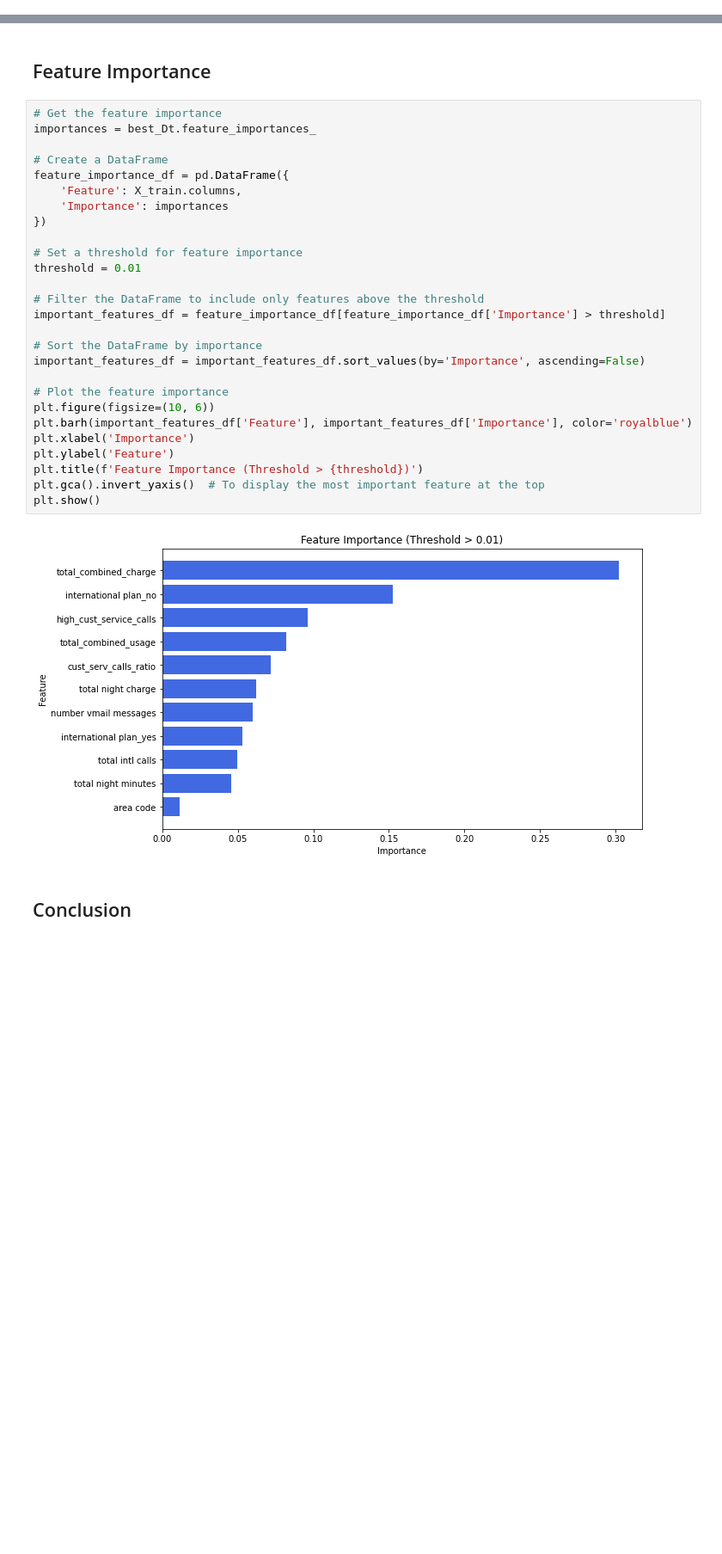
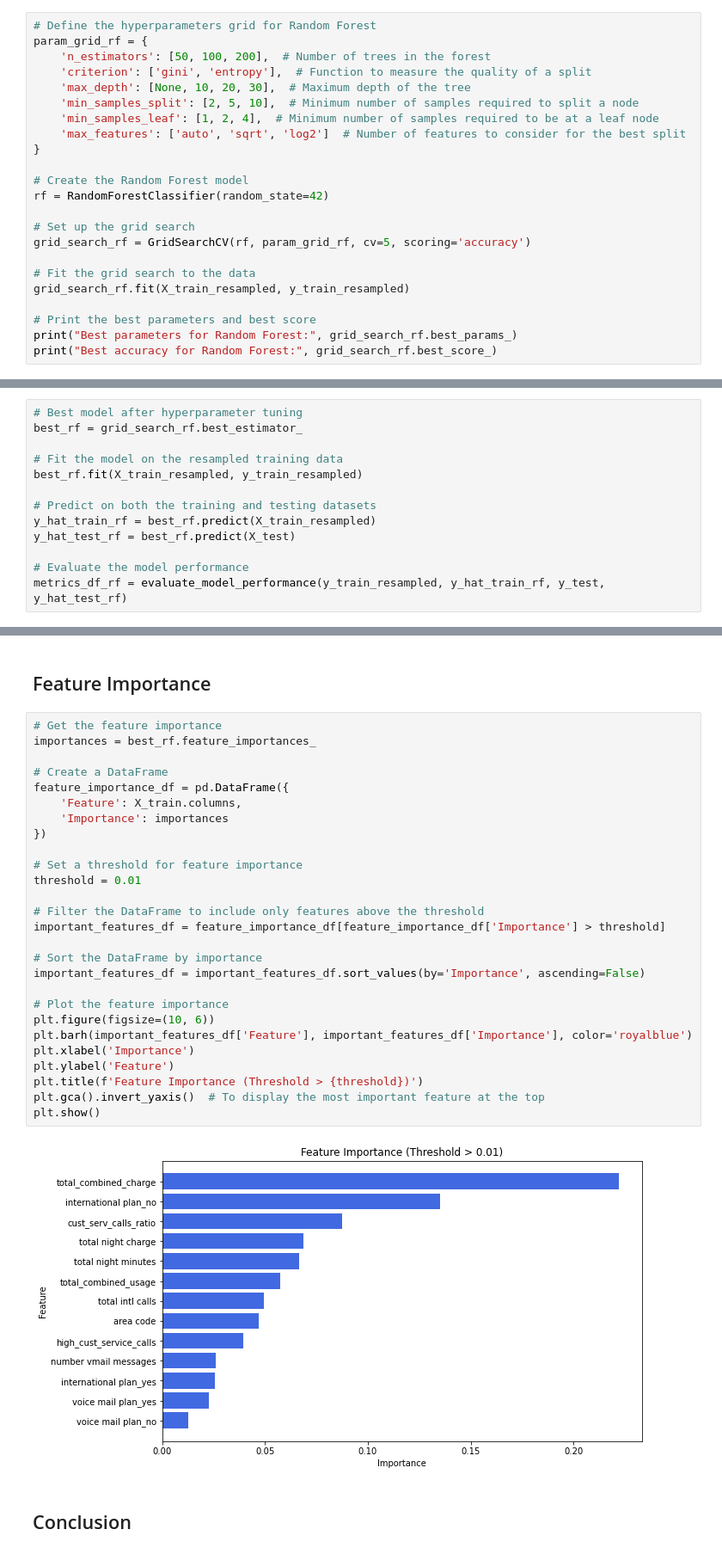
Before and after one commit to daveochieng8/Customer-Churn, a Jupyter notebook: index.ipynb, the cells around one changed output, grey strips where cells are left out. Shown at 86% size. Cells and saved outputs as stored; diff of their text form; blank space fills up the shorter version.

```diff
--- a/index.ipynb
+++ b/index.ipynb
@@ -743,0 +820,23 @@ The AUC score is: 0.86866319140748
+# %%
+# Define the hyperparameters grid for Random Forest
+param_grid_rf = {
+    'n_estimators': [50, 100, 200],  # Number of trees in the forest
+    'criterion': ['gini', 'entropy'],  # Function to measure the quality of a split
+    'max_depth': [None, 10, 20, 30],  # Maximum depth of the tree
+    'min_samples_split': [2, 5, 10],  # Minimum number of samples required to split a node
+    'min_samples_leaf': [1, 2, 4],  # Minimum number of samples required to be at a leaf node
+    'max_features': ['auto', 'sqrt', 'log2']  # Number of features to consider for the best split
+}
+
+# Create the Random Forest model
+rf = RandomForestClassifier(random_state=42)
+
+# Set up the grid search
+grid_search_rf = GridSearchCV(rf, param_grid_rf, cv=5, scoring='accuracy')
+
+# Fit the grid search to the data
+grid_search_rf.fit(X_train_resampled, y_train_resampled)
+
+# Print the best parameters and best score
+print("Best parameters for Random Forest:", grid_search_rf.best_params_)
+print("Best accuracy for Random Forest:", grid_search_rf.best_score_)
@@ -743,0 +846,13 @@ The AUC score is: 0.86866319140748
+# %%
+# Best model after hyperparameter tuning
+best_rf = grid_search_rf.best_estimator_
+
+# Fit the model on the resampled training data
+best_rf.fit(X_train_resampled, y_train_resampled)
+
+# Predict on both the training and testing datasets
+y_hat_train_rf = best_rf.predict(X_train_resampled)
+y_hat_test_rf = best_rf.predict(X_test)
+
+# Evaluate the model performance
+metrics_df_rf = evaluate_model_performance(y_train_resampled, y_hat_train_rf, y_test, y_hat_test_rf)
@@ -884,33 +1028,33 @@ plot_roc_curves(models, X_test, y_test, model_names)
 ##  Feature Importance
 # %%
 # Get the feature importance
-importances = best_Dt.feature_importances_
+importances = best_rf.feature_importances_
 
 # Create a DataFrame
 feature_importance_df = pd.DataFrame({
     'Feature': X_train.columns,
     'Importance': importances
 })
 
 # Set a threshold for feature importance
 threshold = 0.01
 
 # Filter the DataFrame to include only features above the threshold
 important_features_df = feature_importance_df[feature_importance_df['Importance'] > threshold]
 
 # Sort the DataFrame by importance
 important_features_df = important_features_df.sort_values(by='Importance', ascending=False)
 
 # Plot the feature importance
 plt.figure(figsize=(10, 6))
 plt.barh(important_features_df['Feature'], important_features_df['Importance'], color='royalblue')
 plt.xlabel('Importance')
 plt.ylabel('Feature')
 plt.title(f'Feature Importance (Threshold > {threshold})')
 plt.gca().invert_yaxis()  # To display the most important feature at the top
 plt.show()
 # %% [output]
-[figure, old version]
+[figure, new version]
 # %% [markdown]
 ## Conclusion
 # %% [markdown]
```
Also changed, not shown: parts of 50 cells of this notebook.
